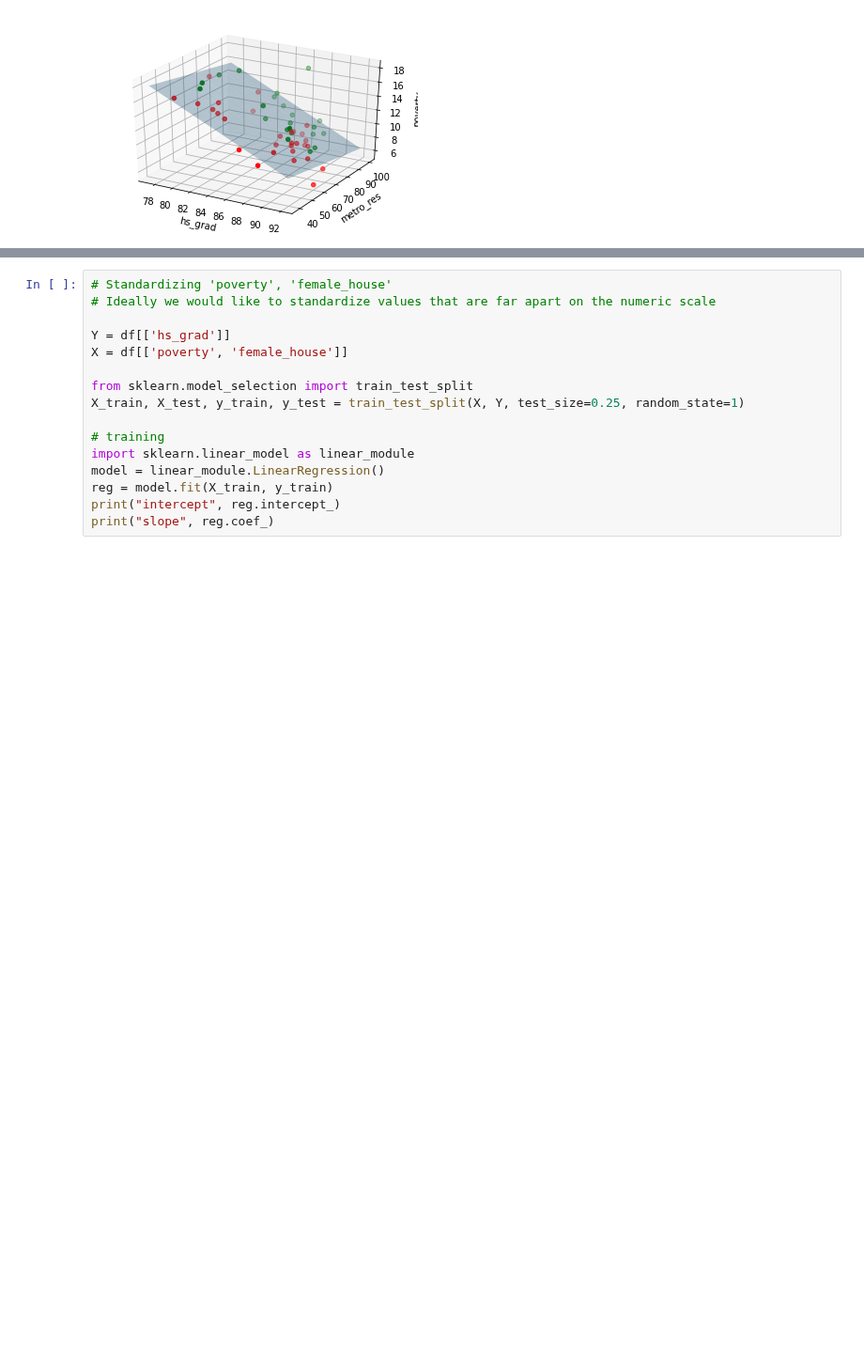
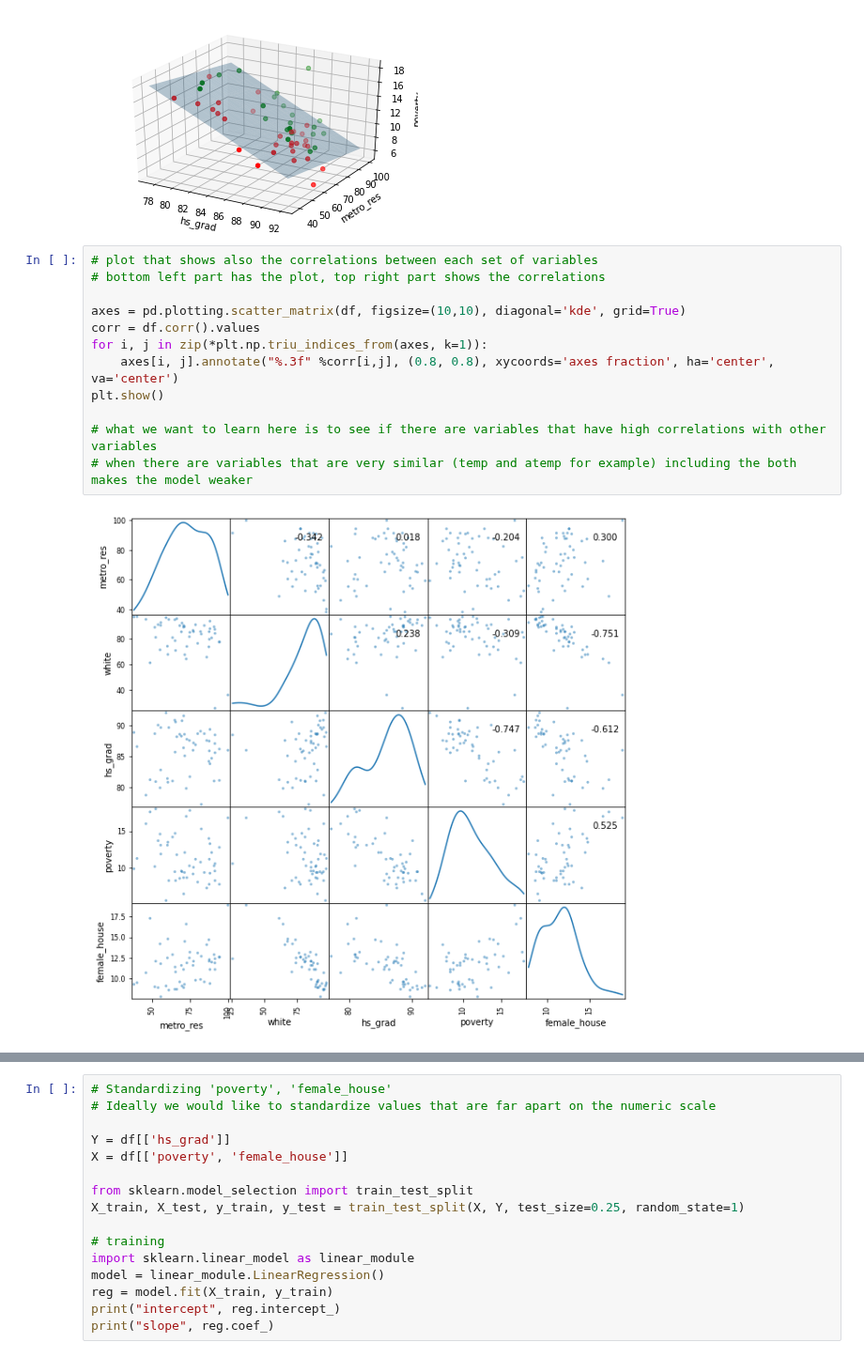
Before and after one commit to MashaKubyshina/Data_Science_Scripts, a Jupyter notebook: Regression_on_States_Basics_of_Statistics_Class.ipynb, the cells around one changed output, grey strips where cells are left out. Shown at 94% size. Cells and saved outputs as stored; diff of their text form; blank space fills up the shorter version.

```diff
--- a/Regression_on_States_Basics_of_Statistics_Class.ipynb
+++ b/Regression_on_States_Basics_of_Statistics_Class.ipynb
@@ -384,3 +450,17 @@ ax.set_zlabel('poverty')
 # %% [output]
 Text(0.5, 0, 'poverty')
 [figure]
+# %%
+# plot that shows also the correlations between each set of variables
+# bottom left part has the plot, top right part shows the correlations
+
+axes = pd.plotting.scatter_matrix(df, figsize=(10,10), diagonal='kde', grid=True)
+corr = df.corr().values
+for i, j in zip(*plt.np.triu_indices_from(axes, k=1)):
+    axes[i, j].annotate("%.3f" %corr[i,j], (0.8, 0.8), xycoords='axes fraction', ha='center', va='center')
+plt.show()
+
+# what we want to learn here is to see if there are variables that have high correlations with other variables
+# when there are variables that are very similar (temp and atemp for example) including the both makes the model weaker
+# %% [output]
+[figure, added]
```
Also changed, not shown: parts of 8 cells of this notebook.
